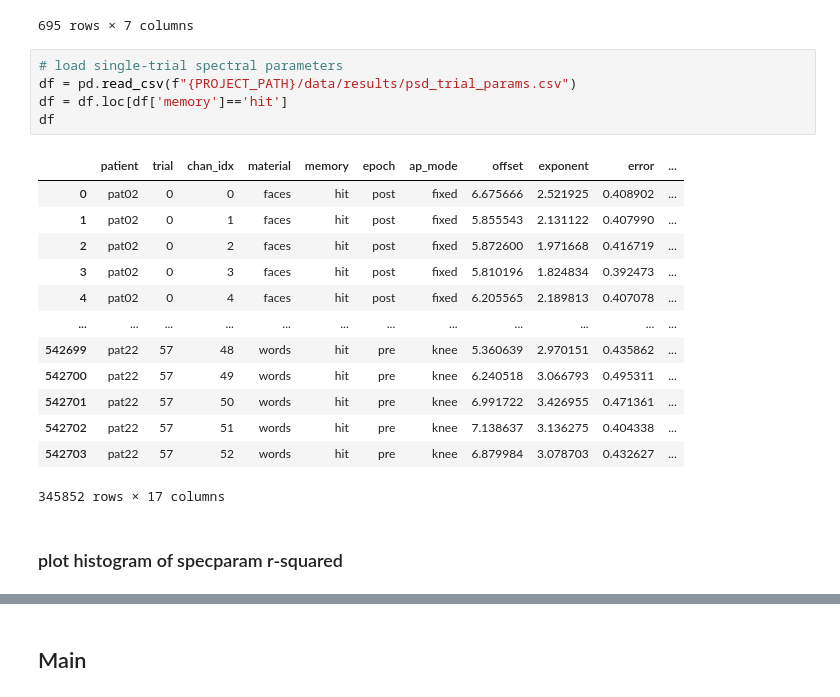
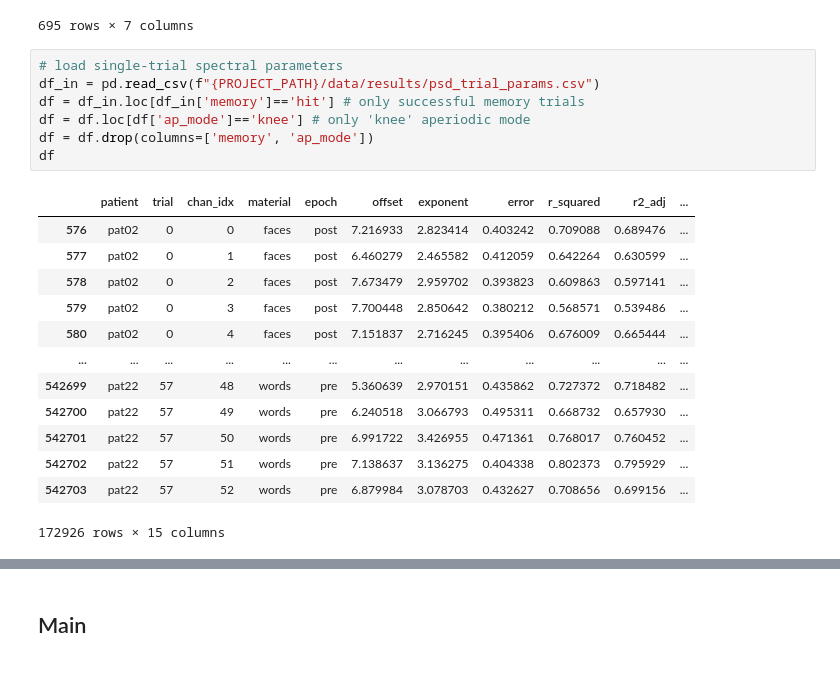
Before and after one commit to voytekresearch/oscillation_vs_exponent, a Jupyter notebook: notebooks/single_channel_stats.ipynb, the cells around one changed output, grey strips where cells are left out. Cells and saved outputs as stored; diff of their text form.

```diff
--- a/notebooks/single_channel_stats.ipynb
+++ b/notebooks/single_channel_stats.ipynb
@@ -45,22 +48,22 @@ chan_info
 695 rows × 7 columns
 # %%
 # load single-trial spectral parameters
-df = pd.read_csv(f"{PROJECT_PATH}/data/results/psd_trial_params.csv")
-df = df.loc[df['memory']=='hit']
+df_in = pd.read_csv(f"{PROJECT_PATH}/data/results/psd_trial_params.csv")
+df = df_in.loc[df_in['memory']=='hit'] # only successful memory trials
+df = df.loc[df['ap_mode']=='knee'] # only 'knee' aperiodic mode
+df = df.drop(columns=['memory', 'ap_mode'])
 df
 # %% [output]
-|  | patient | trial | chan_idx | material | memory | epoch | ap_mode | offset | exponent | error | ... |
-| 0 | pat02 | 0 | 0 | faces | hit | post | fixed | 6.675666 | 2.521925 | 0.408902 | ... |
-| 1 | pat02 | 0 | 1 | faces | hit | post | fixed | 5.855543 | 2.131122 | 0.407990 | ... |
-| 2 | pat02 | 0 | 2 | faces | hit | post | fixed | 5.872600 | 1.971668 | 0.416719 | ... |
-| 3 | pat02 | 0 | 3 | faces | hit | post | fixed | 5.810196 | 1.824834 | 0.392473 | ... |
-| 4 | pat02 | 0 | 4 | faces | hit | post | fixed | 6.205565 | 2.189813 | 0.407078 | ... |
+|  | patient | trial | chan_idx | material | epoch | offset | exponent | error | r_squared | r2_adj | ... |
+| 576 | pat02 | 0 | 0 | faces | post | 7.216933 | 2.823414 | 0.403242 | 0.709088 | 0.689476 | ... |
+| 577 | pat02 | 0 | 1 | faces | post | 6.460279 | 2.465582 | 0.412059 | 0.642264 | 0.630599 | ... |
+| 578 | pat02 | 0 | 2 | faces | post | 7.673479 | 2.959702 | 0.393823 | 0.609863 | 0.597141 | ... |
+| 579 | pat02 | 0 | 3 | faces | post | 7.700448 | 2.850642 | 0.380212 | 0.568571 | 0.539486 | ... |
+| 580 | pat02 | 0 | 4 | faces | post | 7.151837 | 2.716245 | 0.395406 | 0.676009 | 0.665444 | ... |
 | ... | ... | ... | ... | ... | ... | ... | ... | ... | ... | ... | ... |
-| 542699 | pat22 | 57 | 48 | words | hit | pre | knee | 5.360639 | 2.970151 | 0.435862 | ... |
-| 542700 | pat22 | 57 | 49 | words | hit | pre | knee | 6.240518 | 3.066793 | 0.495311 | ... |
-| 542701 | pat22 | 57 | 50 | words | hit | pre | knee | 6.991722 | 3.426955 | 0.471361 | ... |
-| 542702 | pat22 | 57 | 51 | words | hit | pre | knee | 7.138637 | 3.136275 | 0.404338 | ... |
-| 542703 | pat22 | 57 | 52 | words | hit | pre | knee | 6.879984 | 3.078703 | 0.432627 | ... |
+| 542699 | pat22 | 57 | 48 | words | pre | 5.360639 | 2.970151 | 0.435862 | 0.727372 | 0.718482 | ... |
+| 542700 | pat22 | 57 | 49 | words | pre | 6.240518 | 3.066793 | 0.495311 | 0.668732 | 0.657930 | ... |
+| 542701 | pat22 | 57 | 50 | words | pre | 6.991722 | 3.426955 | 0.471361 | 0.768017 | 0.760452 | ... |
+| 542702 | pat22 | 57 | 51 | words | pre | 7.138637 | 3.136275 | 0.404338 | 0.802373 | 0.795929 | ... |
+| 542703 | pat22 | 57 | 52 | words | pre | 6.879984 | 3.078703 | 0.432627 | 0.708656 | 0.699156 | ... |
-345852 rows × 17 columns
+172926 rows × 15 columns
-# %% [markdown]
-### plot histogram of specparam r-squared
```
Also changed, not shown: parts of 3 cells of this notebook, 1 other file.
